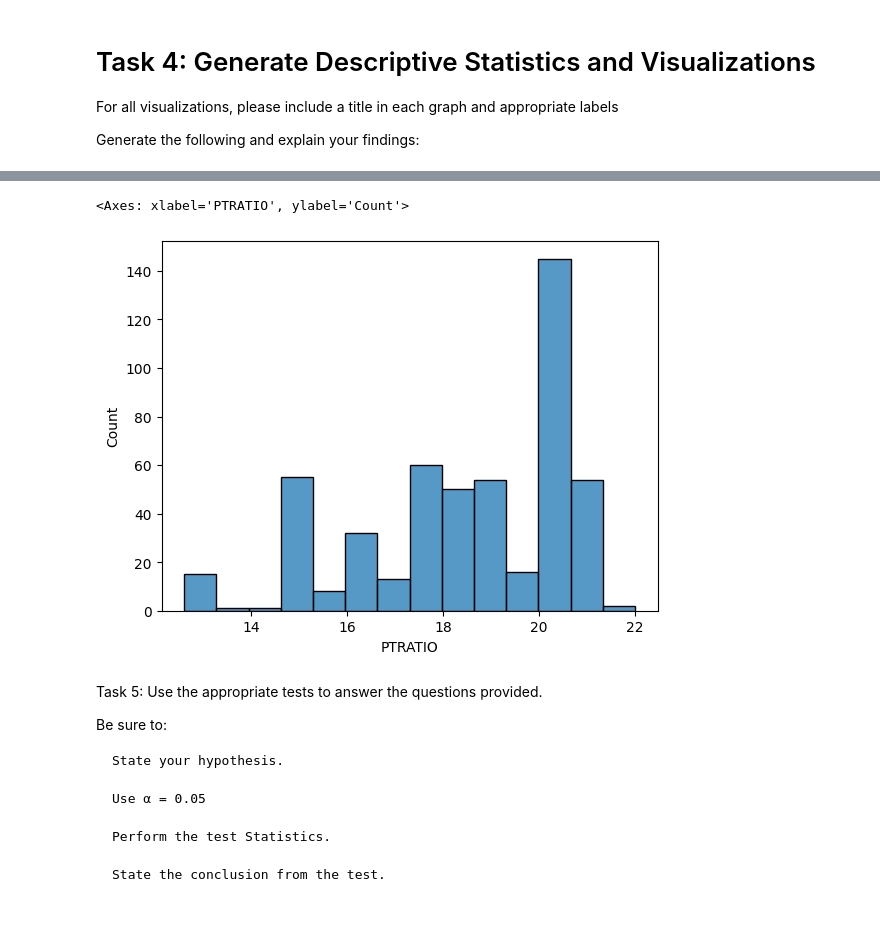
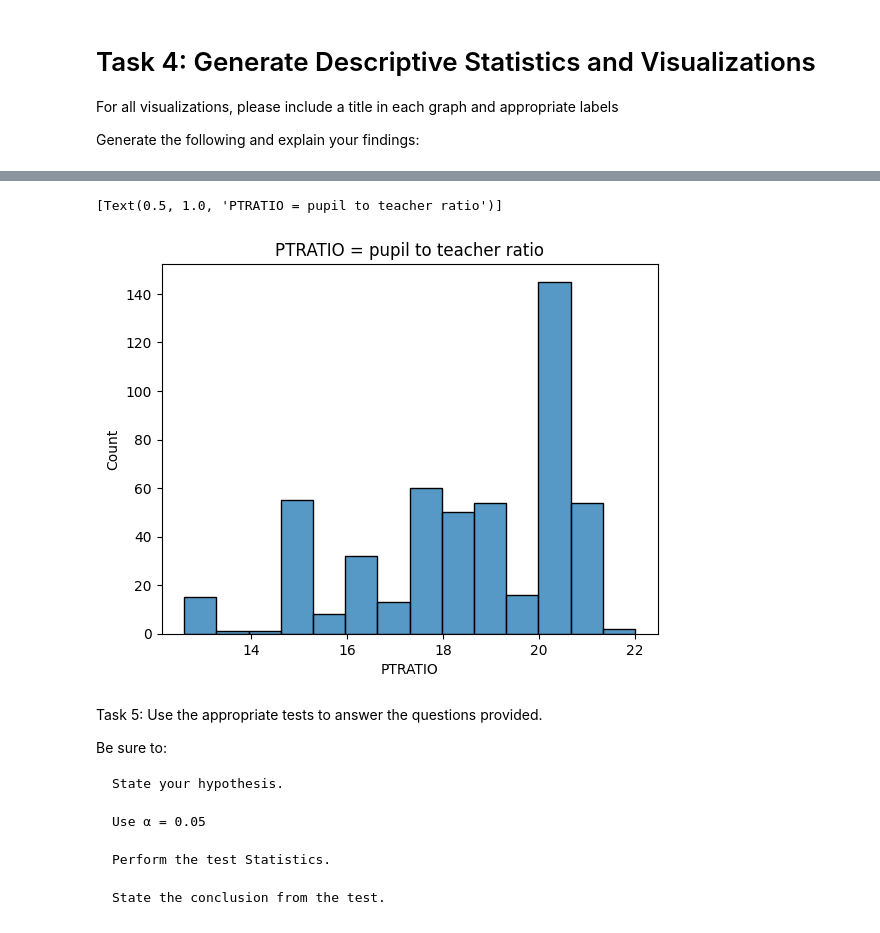
Before and after one commit to sidfc/IBM_ToolsForDataScience, a Jupyter notebook: final_project.ipynb, the cells around one changed output, grey strips where cells are left out. Cells and saved outputs as stored; diff of their text form; code cells hidden in the pictures.

```diff
--- a/final_project.ipynb
+++ b/final_project.ipynb
@@ -99,9 +106,9 @@ sns.scatterplot(x=boston_df['NOX'], y=boston_df['INDUS'])
 # %%
 # Create a histogram for the pupil to teacher ratio variable
-sns.histplot(boston_df['PTRATIO'])
+sns.histplot(boston_df['PTRATIO']).set(title="PTRATIO = pupil to teacher ratio")
 # %% [output]
-<Axes: xlabel='PTRATIO', ylabel='Count'>
+[Text(0.5, 1.0, 'PTRATIO = pupil to teacher ratio')]
-[figure, old version]
+[figure, new version]
 # %% [markdown]
 Task 5: Use the appropriate tests to answer the questions provided.
 
```
Also changed, not shown: parts of 4 cells of this notebook.
